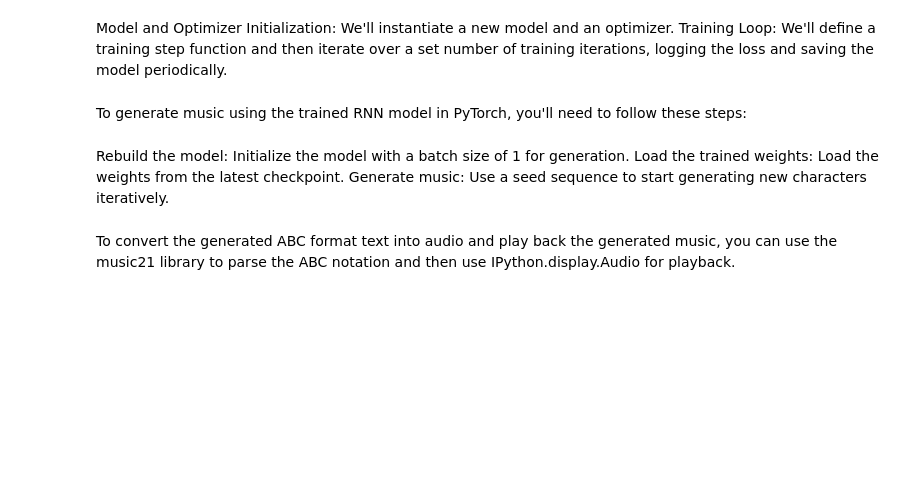
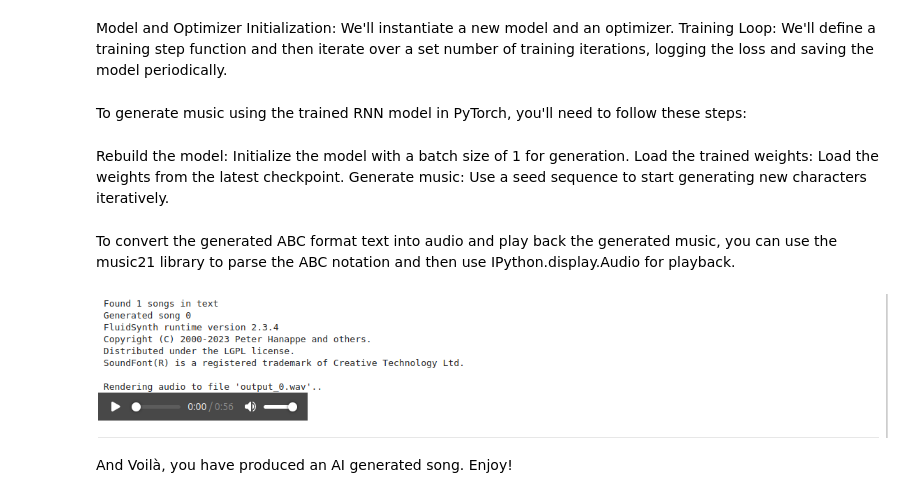
Before and after one commit to cesco345/Intro2DeepLearning, a Jupyter notebook: MusicGenerationRNN_2.ipynb, the cells around one changed output. Cells and saved outputs as stored; diff of their text form; code cells hidden in the pictures; blank space fills up the shorter version.

```diff
--- a/MusicGenerationRNN_2.ipynb
+++ b/MusicGenerationRNN_2.ipynb
@@ -792,3 +792,13 @@ for i, song in enumerate(generated_songs):
 
 # End the Comet experiment
 experiment.end()
+# %%
+
+from IPython.display import Image, display
+
+# Display the generated image
+display(Image(filename='wav.png'))
+# %% [output]
+[figure, added]
+# %% [markdown]
+And Voilà, you have produced an AI generated song.  Enjoy!
```
Also changed, not shown: parts of 1 cell of this notebook.
